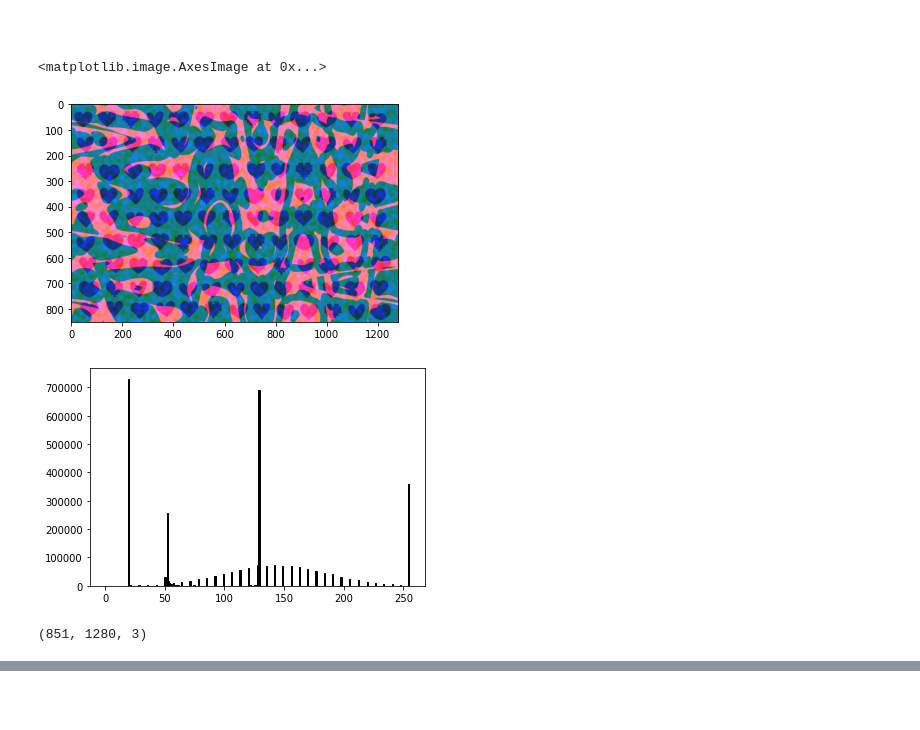
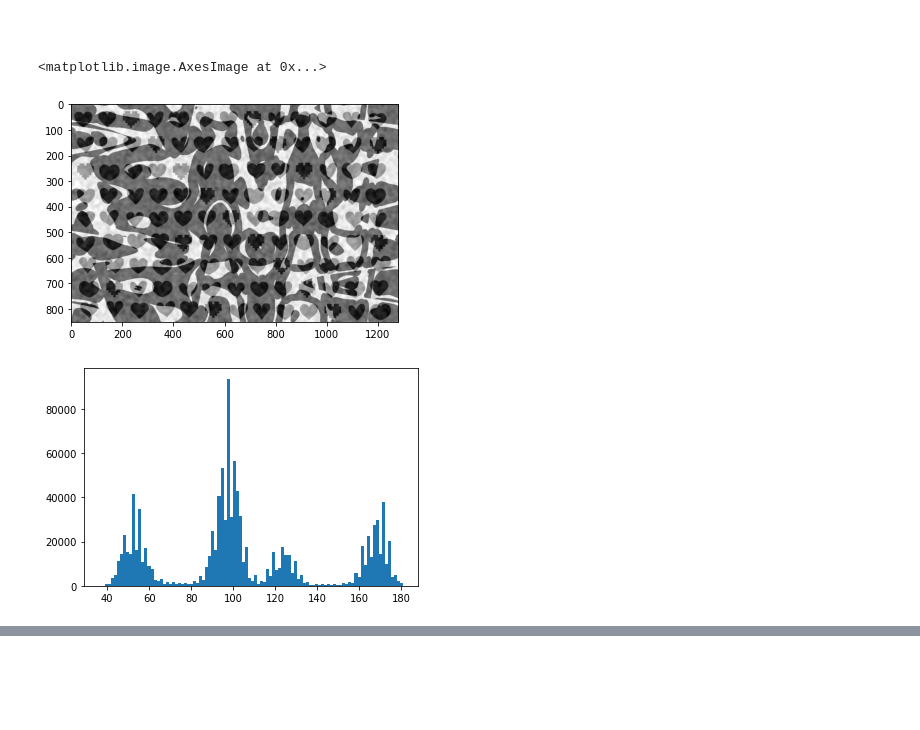
Before and after one commit to AnastasiiaKarliuk/CV, a Jupyter notebook: Hw_1.ipynb, the cells around one changed output, grey strips where cells are left out. Saved outputs shown, nothing was run; the diff lists cells and outputs as text; code cells hidden in the pictures.

```diff
--- a/Hw_1.ipynb
+++ b/Hw_1.ipynb
@@ -50,17 +50,13 @@ plt.imshow(img_new, cmap='gray')
 # %%
 img_path = "with_all_our_love/hearts 3.png"
 img = cv2.imread(img_path)
-img = cv2.cvtColor(img, cv2.COLOR_BGR2RGB)
-plt.imshow(img)
+img = cv2.cvtColor(img, cv2.COLOR_BGR2GRAY)
+plt.imshow(img, cmap='gray')
 # %% [output]
 <matplotlib.image.AxesImage at 0x...>
-[figure, old version]
+[figure, new version]
 # %%
-plt.hist(img.ravel(), bins=256, range=(0.0, 255), fc='k', ec='k')
+plt.hist(img[:, :].ravel(), bins=100)
 plt.show()
 # %% [output]
-[figure, old version]
+[figure, new version]
-# %%
-img.shape
-# %% [output]
-(851, 1280, 3)
```
Also changed, not shown: parts of 10 cells of this notebook.
